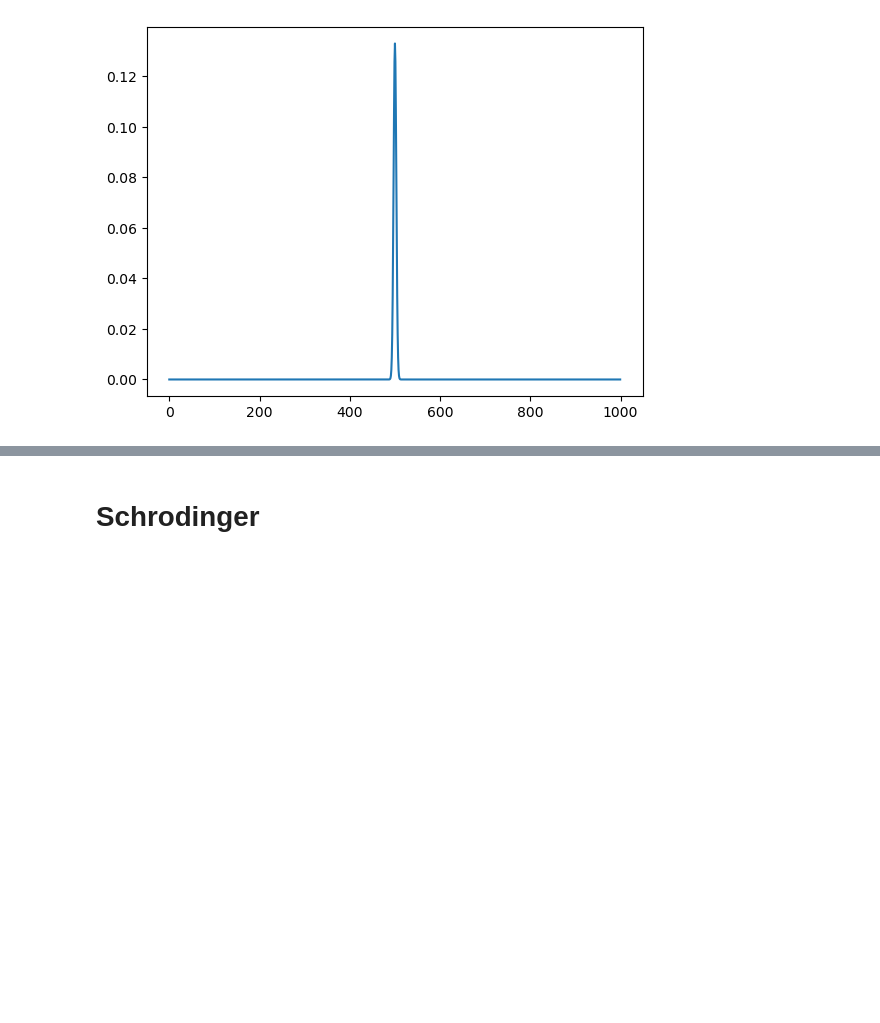
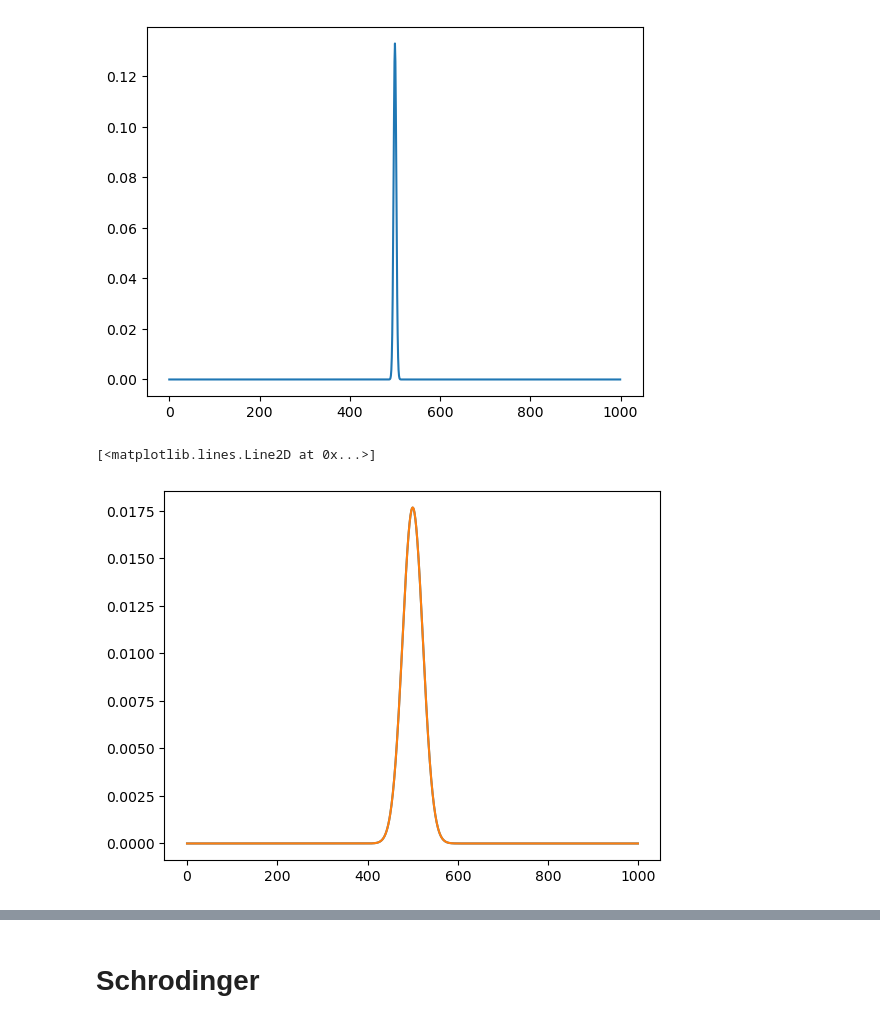
Before and after one commit to blanton144/computational-grad, a Jupyter notebook: docs/notebooks/pde.ipynb, the cells around one changed output, grey strips where cells are left out. Drawn from its saved outputs; the diff is of its cells as text; code cells hidden in the pictures; blank space fills up the shorter version.

```diff
--- a/docs/notebooks/pde.ipynb
+++ b/docs/notebooks/pde.ipynb
@@ -200,0 +326,6 @@ HTML(anim.to_html5_video())
+# %%
+nstep = 400
+q = np.zeros((nstep, n))
+q[0, :] = qstart
+for i in np.arange(nstep - 1):
+    q[i + 1, :] = burger_laxwendroff_step_2(q=q[i, :], dx=dx, dt=dx / 0.5, v=v)
@@ -200,0 +341,12 @@ HTML(anim.to_html5_video())
+# %%
+sig = 10.
+x = np.arange(n)
+qold = 5. * np.exp(- 0.5 * (x - start)**2 / sig**2) / np.sqrt(2. * np.pi) / sig
+qstart = burger_lax_step(q=qold, dx=dx, dt=dx / v * 0.5, v=v)
+# %%
+nstep = 100
+q = np.zeros((nstep, n))
+q[0, :] = qstart
+for i in np.arange(nstep - 1):
+    q[i + 1, :] = burger_leapfrog_step(q=q[i, :], qold=qold, dx=dx, dt=dx / 0.5, v=v)
+    qold = q[i, :]
@@ -222,8 +383,17 @@ plt.plot(x, qstart)
 nstep = 1000
 q = np.zeros((nstep, n))
 q[0, :] = qstart
+dt = dx**2 / D * 0.5
 for i in np.arange(nstep - 1):
-    q[i + 1, :] = diffusion_ftcs_step(q=q[i, :], dx=dx, dt=dx**2 / D * 0.5, D=D)
+    q[i + 1, :] = diffusion_ftcs_step(q=q[i, :], dx=dx, dt=dt,  D=D)
+# %%
+step = 500
+plt.plot(x, q[step, :])
+sigt = np.sqrt(sig**2 + 2. * D * dt * step)
+plt.plot(x, np.exp(- 0.5 * (x - start)**2 / sigt**2) / np.sqrt(2. * np.pi) / sigt)
+# %% [output]
+[<matplotlib.lines.Line2D at 0x...>]
+[figure, added]
 # %%
 ax.set_ylim((- 0.01, 0.15))
 ax.set_xlim((200., 800.))
```
Also changed, not shown: parts of 37 cells of this notebook, 7 other files.
